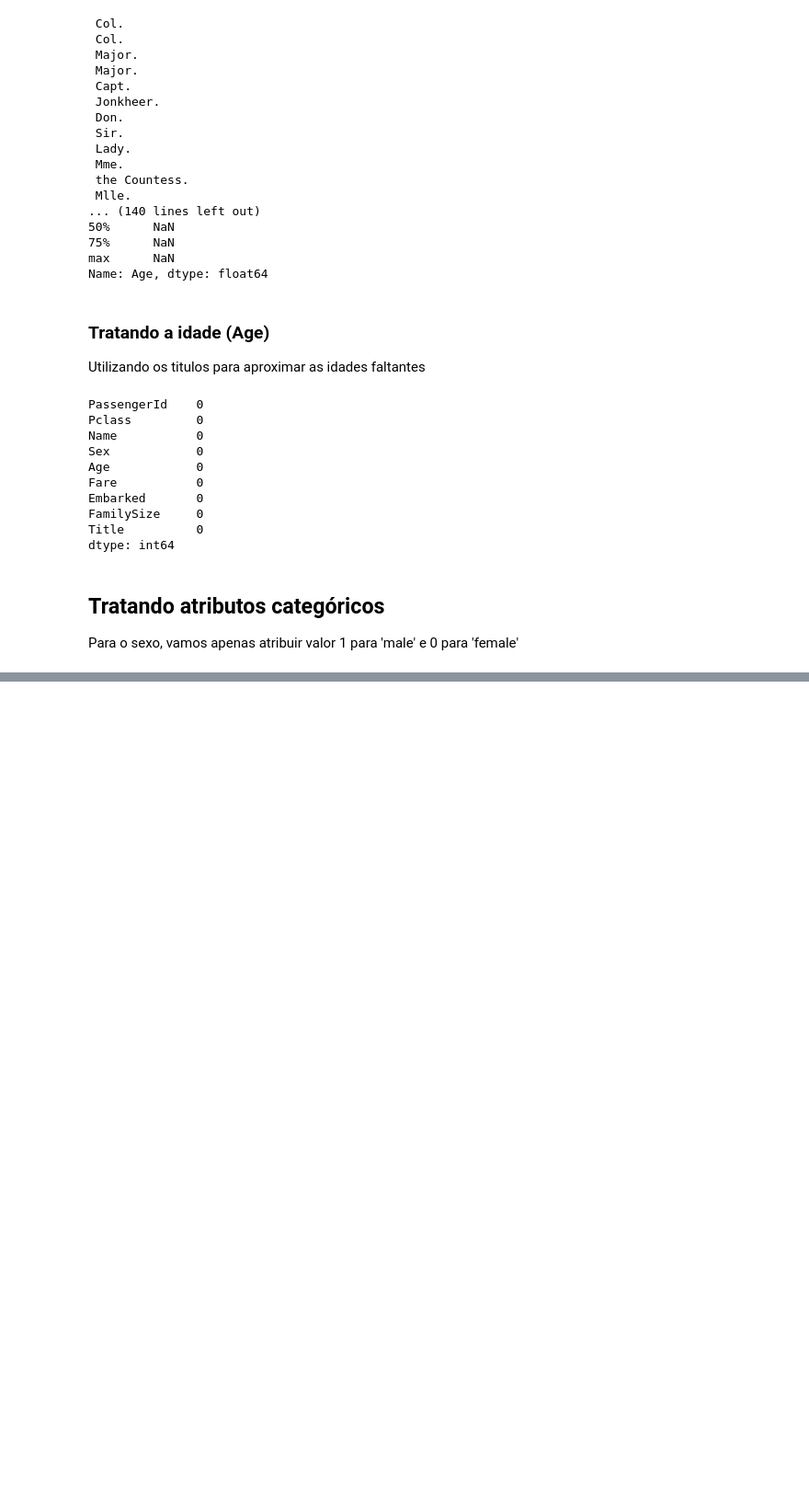
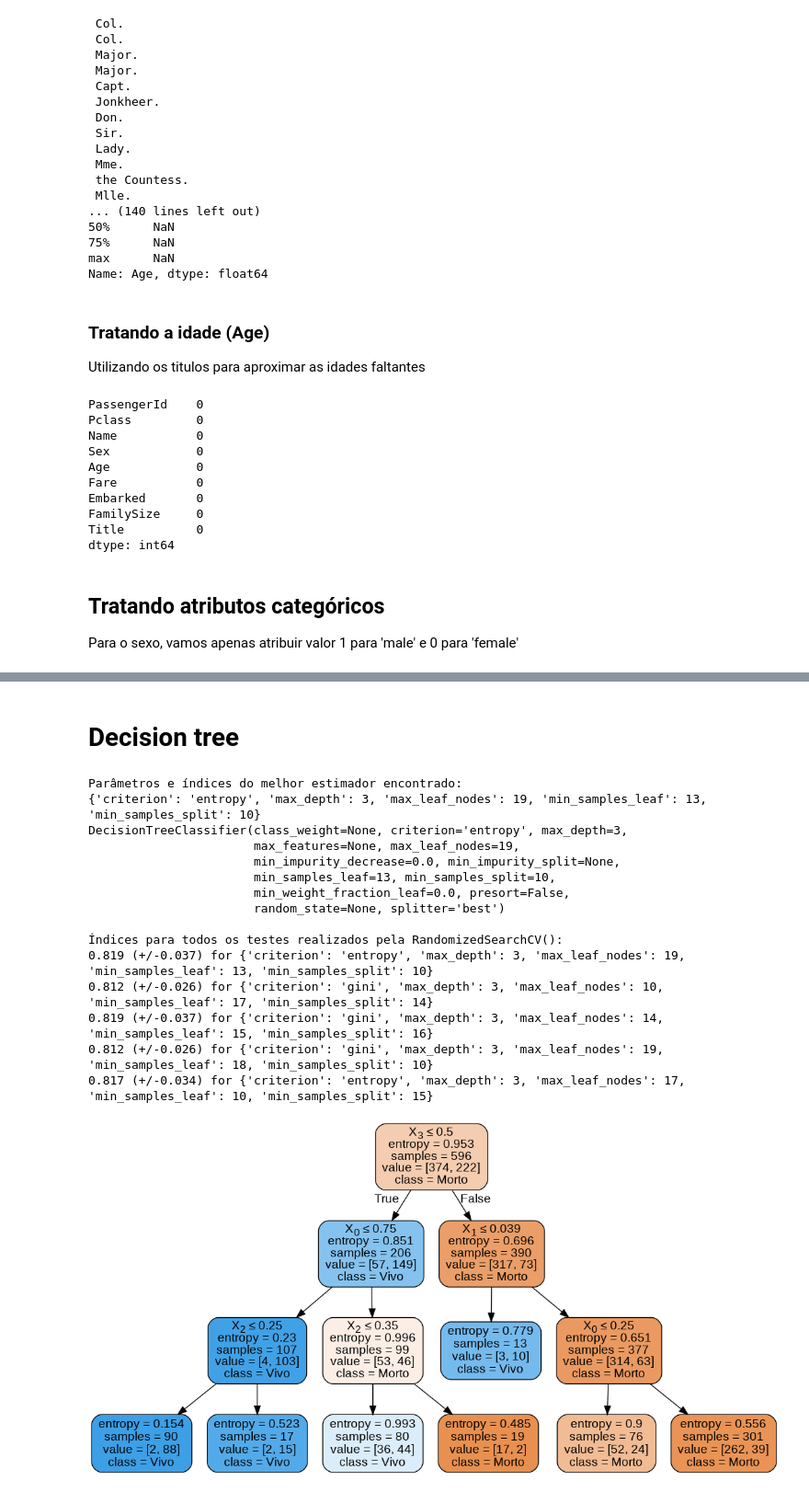
Before and after one commit to lucas-amin/PatternRecognition, a Jupyter notebook: projeto1/Entrega.ipynb, the cells around one changed output, grey strips where cells are left out. Shown: that part at 92% size. Drawn from its saved outputs; the diff is of its cells as text; code cells hidden in the pictures; blank space fills up the shorter version.

Commit message:
Added decision tree parameter search

```diff
--- a/projeto1/Entrega.ipynb
+++ b/projeto1/Entrega.ipynb
@@ -467,0 +583,58 @@ train.head()
+# %% [markdown]
+# Decision tree
+# %%
+from sklearn.tree import DecisionTreeClassifier
+from sklearn.model_selection import RandomizedSearchCV
+from scipy.stats import randint
+from sklearn.externals.six import StringIO
+from IPython.display import Image
+import pydotplus
+
+clf_rs = DecisionTreeClassifier()
+param_dist = {"criterion": ["gini", "entropy"],
+                  "min_samples_split": randint(5, 20),
+                  "max_depth": [3],
+                  "min_samples_leaf": randint(10, 20),
+                  "max_leaf_nodes": randint(5, 20)}
+
+clf_rs = RandomizedSearchCV(clf_rs,
+                            param_distributions=param_dist,
+                            n_iter=5)
+
+clf_rs.fit(X_train, y_train)
+
+print("\nParâmetros e índices do melhor estimador encontrado:")
+print(clf_rs.best_params_)
+print(clf_rs.best_estimator_)
+
+print("\nÍndices para todos os testes realizados pela RandomizedSearchCV():")
+means = clf_rs.cv_results_['mean_test_score']
+stds = clf_rs.cv_results_['std_test_score']
+for mean, std, params in zip(means, stds, clf_rs.cv_results_['params']):
+    print("%0.3f (+/-%0.03f) for %r"
+              % (mean, std * 2, params))
+
+out = StringIO()
+tree.export_graphviz(clf_rs.best_estimator_, out_file=out, class_names=["Morto", "Vivo"], filled=True, rounded=True, special_characters=True)
+graph=pydotplus.graph_from_dot_data(out.getvalue())
+Image(graph.create_png())
+with open('irisDT-RS.png', 'wb') as f:
+    f.write(graph.create_png())
+Image("irisDT-RS.png")
+# %% [output]
+Parâmetros e índices do melhor estimador encontrado:
+{'criterion': 'entropy', 'max_depth': 3, 'max_leaf_nodes': 19, 'min_samples_leaf': 13, 'min_samples_split': 10}
+DecisionTreeClassifier(class_weight=None, criterion='entropy', max_depth=3,
+                       max_features=None, max_leaf_nodes=19,
+                       min_impurity_decrease=0.0, min_impurity_split=None,
+                       min_samples_leaf=13, min_samples_split=10,
+                       min_weight_fraction_leaf=0.0, presort=False,
+                       random_state=None, splitter='best')
+
+Índices para todos os testes realizados pela RandomizedSearchCV():
+0.819 (+/-0.037) for {'criterion': 'entropy', 'max_depth': 3, 'max_leaf_nodes': 19, 'min_samples_leaf': 13, 'min_samples_split': 10}
+0.812 (+/-0.026) for {'criterion': 'gini', 'max_depth': 3, 'max_leaf_nodes': 10, 'min_samples_leaf': 17, 'min_samples_split': 14}
+0.819 (+/-0.037) for {'criterion': 'gini', 'max_depth': 3, 'max_leaf_nodes': 14, 'min_samples_leaf': 15, 'min_samples_split': 16}
+0.812 (+/-0.026) for {'criterion': 'gini', 'max_depth': 3, 'max_leaf_nodes': 19, 'min_samples_leaf': 18, 'min_samples_split': 10}
+0.817 (+/-0.034) for {'criterion': 'entropy', 'max_depth': 3, 'max_leaf_nodes': 17, 'min_samples_leaf': 10, 'min_samples_split': 15}
+[figure, added]
```
Also changed, not shown: parts of 22 cells of this notebook.
